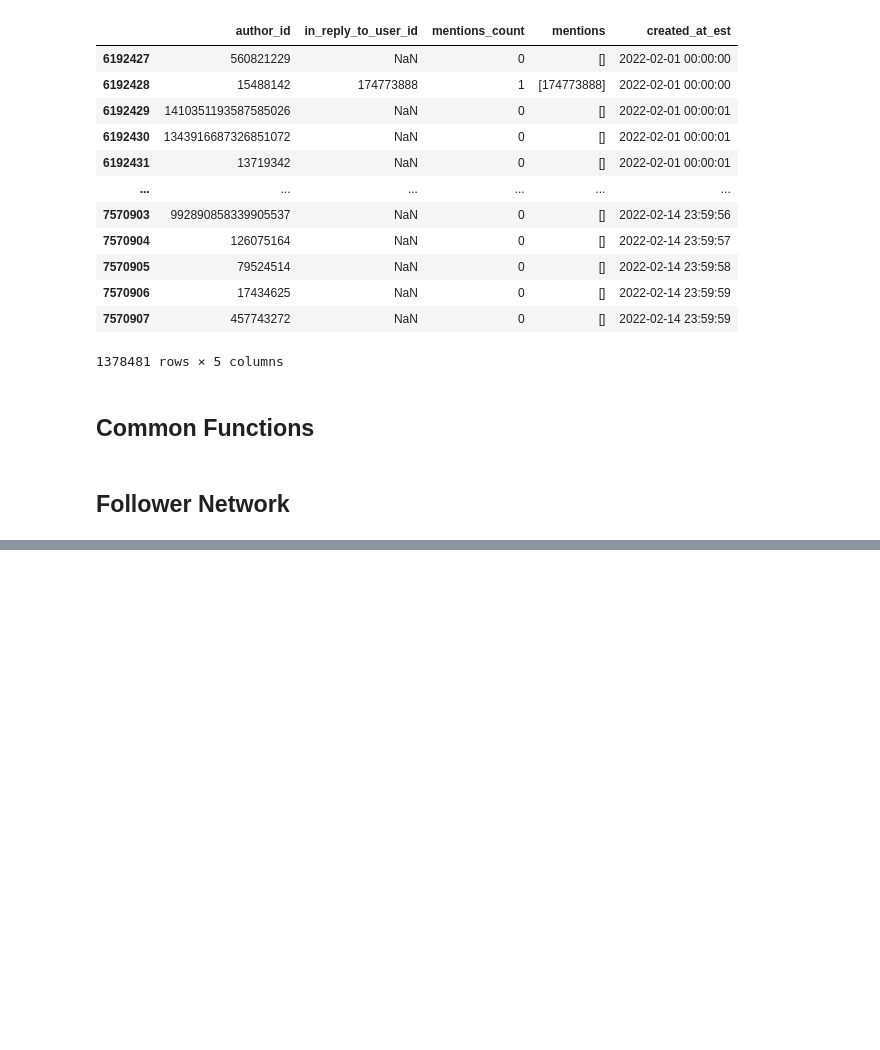
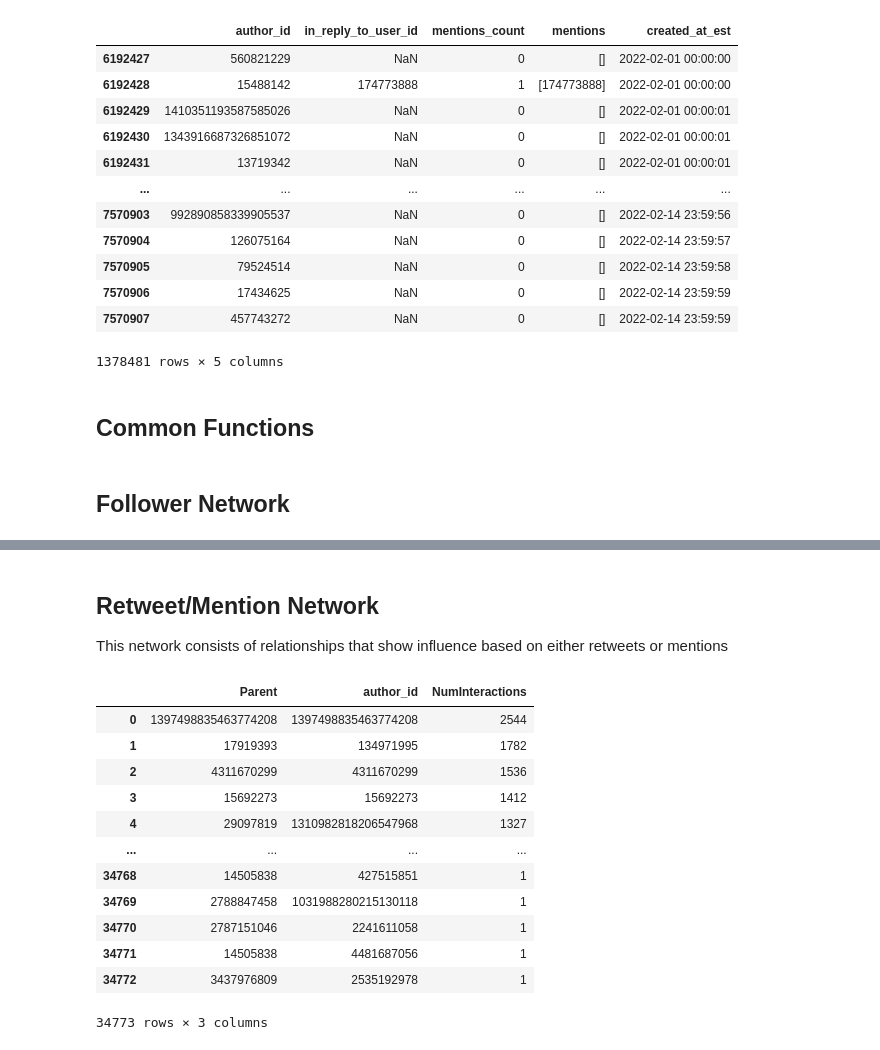
Before and after one commit to deamonpog/ten, a Jupyter notebook: Effective_Influncer_Detection.ipynb, the cells around one changed output, grey strips where cells are left out. Saved outputs shown, nothing was run; the diff lists cells and outputs as text; code cells hidden in the pictures; blank space fills up the shorter version.

```diff
--- a/Effective_Influncer_Detection.ipynb
+++ b/Effective_Influncer_Detection.ipynb
@@ -294,0 +379,22 @@ Zero out-degree nodes count: 668
+# %% [markdown]
+## Retweet/Mention Network
+This network consists of relationships that show influence based on either retweets or mentions
+# %%
+retweet_mention_network_df = pd.concat([retweet_network_df.rename(columns={'in_reply_to_user_id':'mentioned','NumRetweets':'NumMentions'}), mentions_network_df], ignore_index=True)
+retweet_mention_network_df.rename(columns={'mentioned':'Parent','NumMentions':'NumInteractions'}, inplace=True)
+retweet_mention_network_df = retweet_mention_network_df.groupby(['Parent','author_id']).sum().sort_values('NumInteractions', ascending=False).reset_index()
+retweet_mention_network_df
+# %% [output]
+|  | Parent | author_id | NumInteractions |
+| 0 | 1397498835463774208 | 1397498835463774208 | 2544 |
+| 1 | 17919393 | 134971995 | 1782 |
+| 2 | 4311670299 | 4311670299 | 1536 |
+| 3 | 15692273 | 15692273 | 1412 |
+| 4 | 29097819 | 1310982818206547968 | 1327 |
+| ... | ... | ... | ... |
+| 34768 | 14505838 | 427515851 | 1 |
+| 34769 | 2788847458 | 1031988280215130118 | 1 |
+| 34770 | 2787151046 | 2241611058 | 1 |
+| 34771 | 14505838 | 4481687056 | 1 |
+| 34772 | 3437976809 | 2535192978 | 1 |
+34773 rows × 3 columns
```
Also changed, not shown: parts of 13 cells of this notebook.
